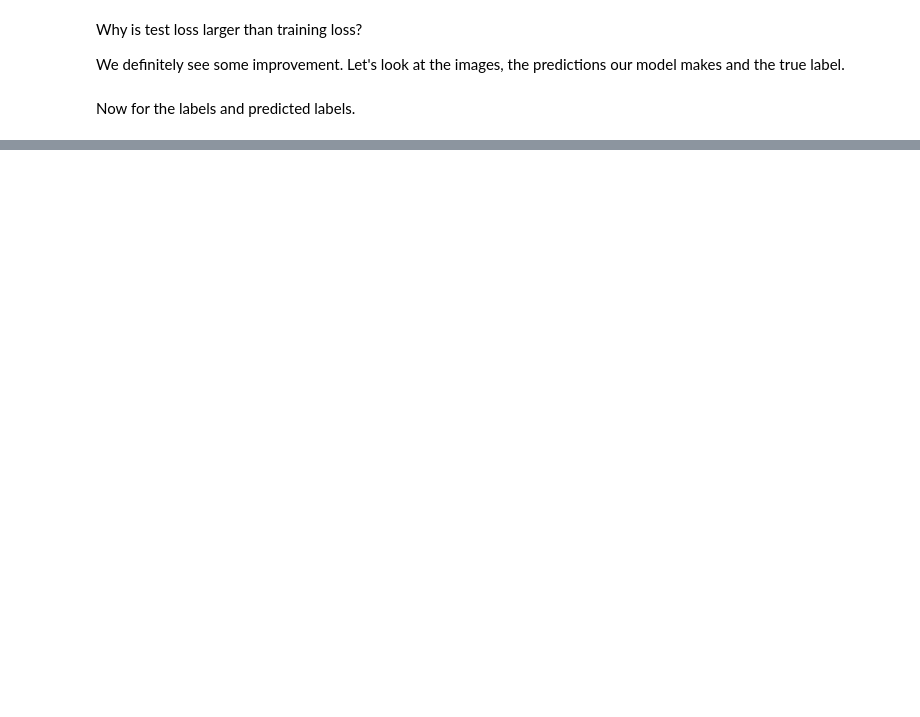
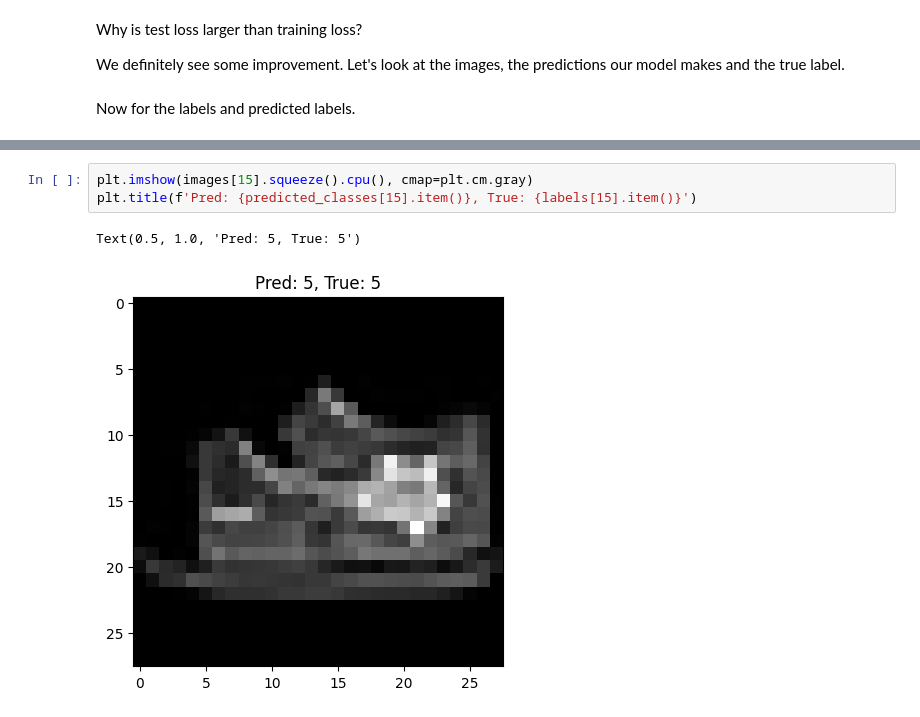
Before and after one commit to muyuanzhang14/dl-demos, a Jupyter notebook: demo01-basics-edited.ipynb, the cells around one changed output, grey strips where cells are left out. Saved outputs shown, nothing was run; the diff lists cells and outputs as text; blank space fills up the shorter version.

```diff
--- a/demo01-basics-edited.ipynb
+++ b/demo01-basics-edited.ipynb
@@ -312,0 +331,6 @@ Text(0.5, 1.0, 'Pred: 1, True: 2')
+# %%
+plt.imshow(images[15].squeeze().cpu(), cmap=plt.cm.gray)
+plt.title(f'Pred: {predicted_classes[15].item()}, True: {labels[15].item()}')
+# %% [output]
+Text(0.5, 1.0, 'Pred: 5, True: 5')
+[figure, added]
```
Also changed, not shown: parts of 10 cells of this notebook.
